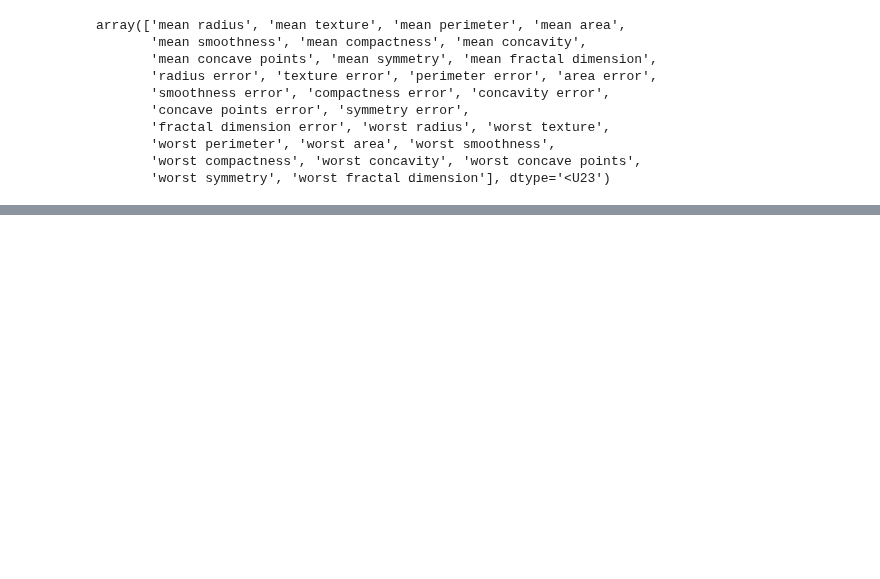
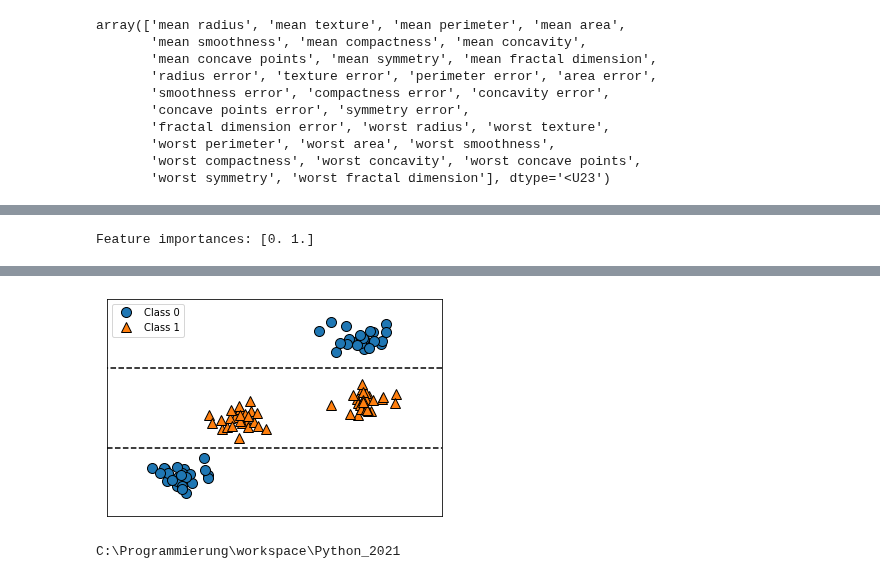
Before and after one commit to waldbear4/Python_2021, a Jupyter notebook: 20210621.ipynb, the cells around one changed output, grey strips where cells are left out. Saved outputs shown, nothing was run; the diff lists cells and outputs as text; code cells hidden in the pictures; blank space fills up the shorter version.

```diff
--- a/20210621.ipynb
+++ b/20210621.ipynb
@@ -47,0 +114,5 @@ array(['mean radius', 'mean texture', 'mean perimeter', 'mean area',
+# %%
+import mglearn
+mglearn.plots.plot_tree_not_monotone()
+# %% [output]
+Feature importances: [0. 1.]
@@ -47,0 +120 @@ array(['mean radius', 'mean texture', 'mean perimeter', 'mean area',
+[figure, added]
@@ -47,0 +128,5 @@ array(['mean radius', 'mean texture', 'mean perimeter', 'mean area',
+# %%
+import os
+print(os.getcwd())
+# %% [output]
+C:\Programmierung\workspace\Python_2021
```
Also changed, not shown: parts of 25 cells of this notebook, 2 other files.
